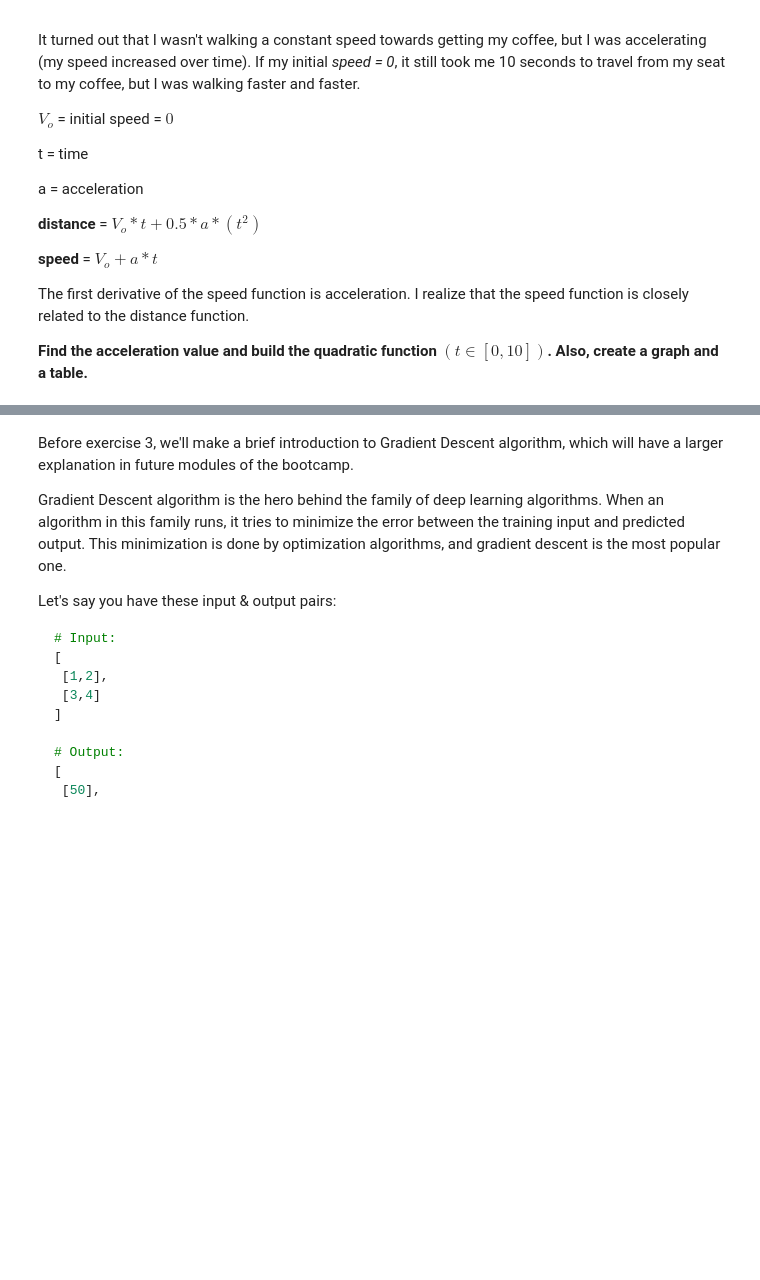
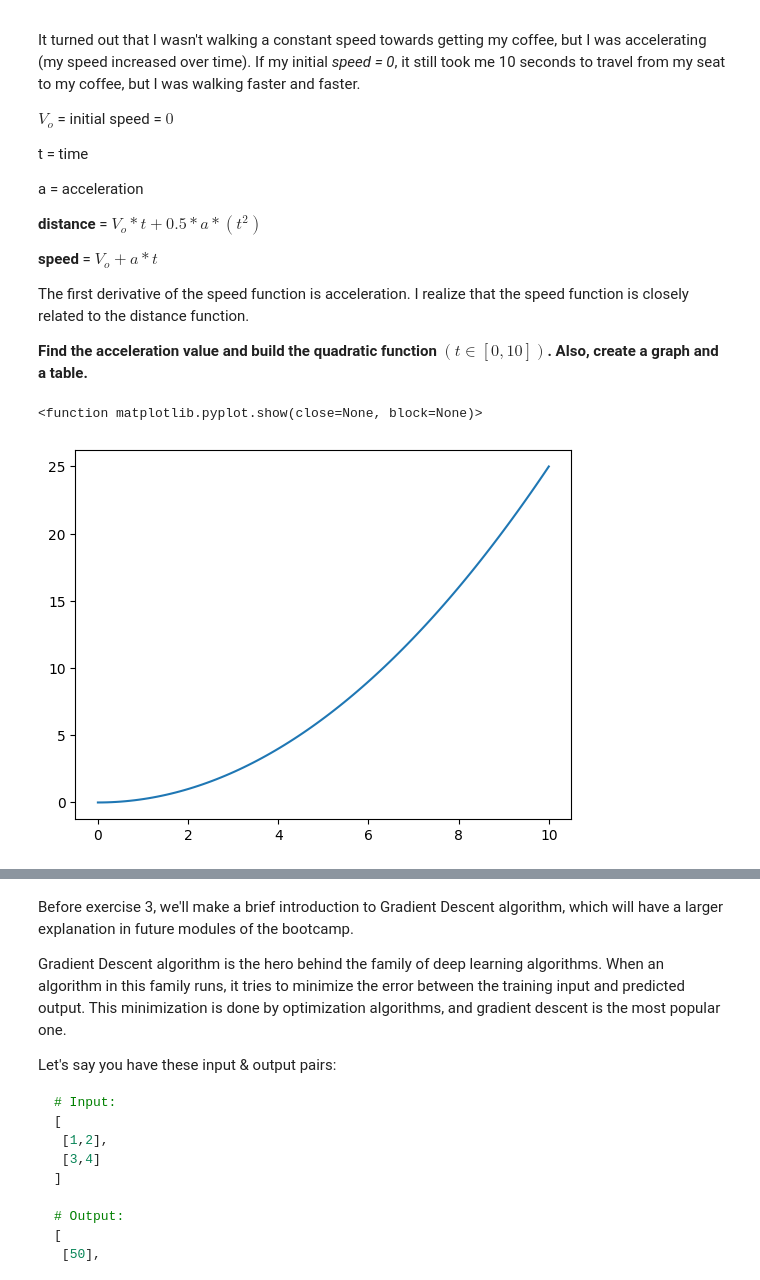
Before and after one commit to 19Juan/calculus-and-algebra-problems-with-python, a Jupyter notebook: notebook/problems.ipynb, the cells around one changed output, grey strips where cells are left out. Cells and saved outputs as stored; diff of their text form; code cells hidden in the pictures; blank space fills up the shorter version.

```diff
--- a/notebook/problems.ipynb
+++ b/notebook/problems.ipynb
@@ -76,5 +76,14 @@ The first derivative of the speed function is acceleration. I realize that the s
 **Find the acceleration value and build the quadratic function  $(t ∈ [0,10])$. Also, create a graph and a table.**
 # %%
 # Define and plot the quadratic funtion
+def quadratic_function(t,a):
+    return (1/2)*a*t**2
+
+x = np.linspace(0, 10, 100)
+plt.plot(t,quadratic_function(x,0.5))
+plt.show
+# %% [output]
+<function matplotlib.pyplot.show(close=None, block=None)>
+[figure, added]
 # %%
 # Create a DataFrame
```
Also changed, not shown: parts of 1 cell of this notebook.
